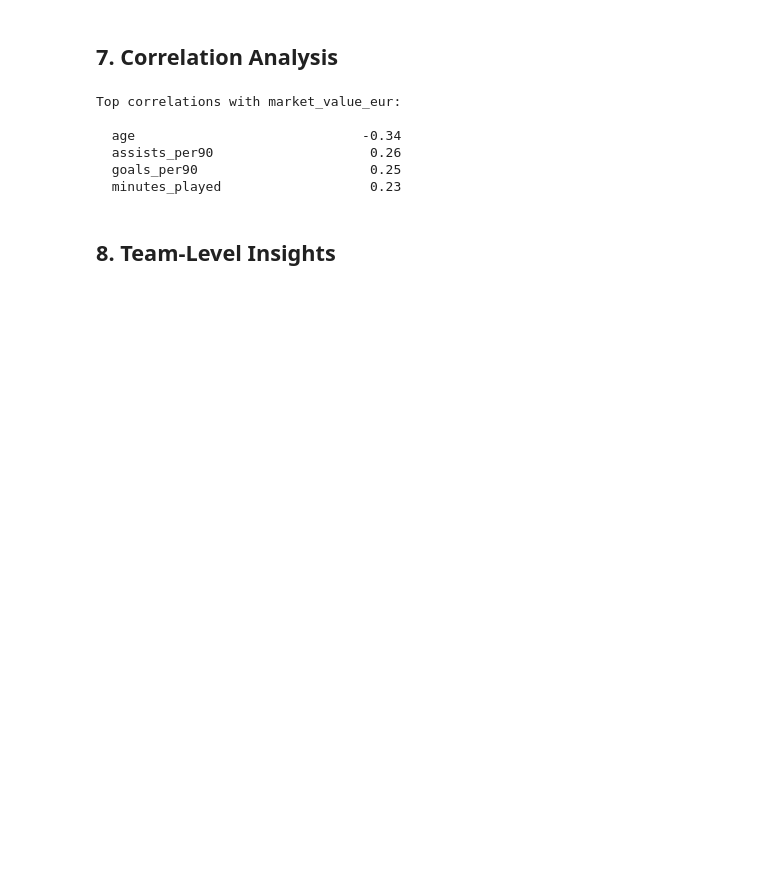
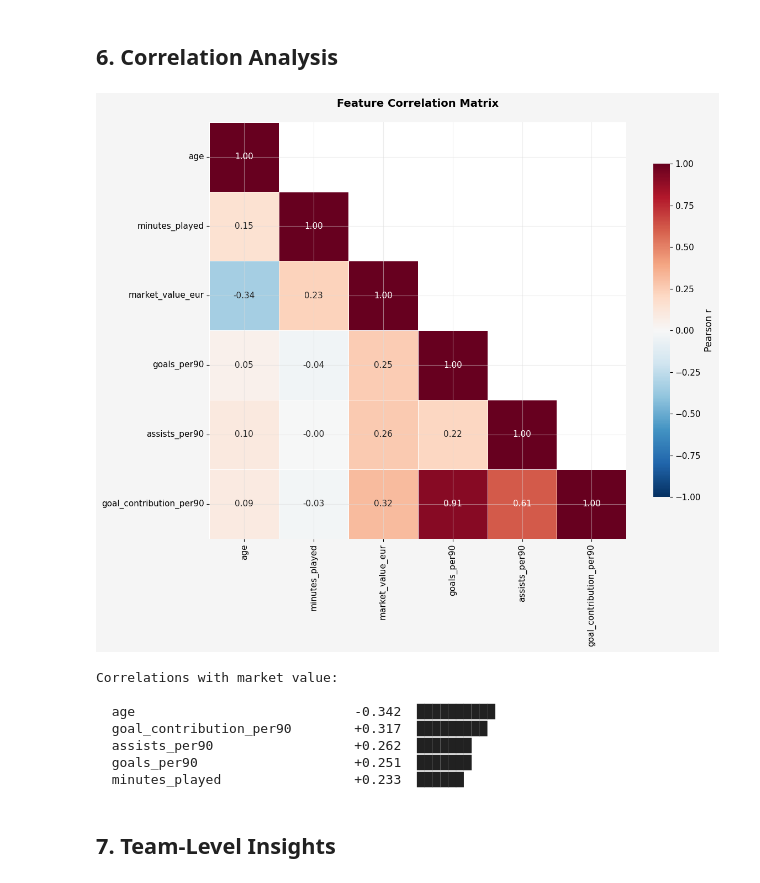
Before and after one commit to JuanseMarcial/laliga-player-market-value-analytics, a Jupyter notebook: notebooks/01_data_exploration.ipynb, the cells around one changed output. Saved outputs shown, nothing was run; the diff lists cells and outputs as text; code cells hidden in the pictures; blank space fills up the shorter version.

```diff
--- a/notebooks/01_data_exploration.ipynb
+++ b/notebooks/01_data_exploration.ipynb
@@ -121,7 +51,8 @@ Teams represented: 21
 # %%
-# Apply feature engineering pipeline
 df = engineer_features(df_raw, min_minutes=450)
+df_filtered = df[df["minutes_played"] >= 450].copy()
+
 new_cols = [c for c in df.columns if c not in df_raw.columns]
-print(f"After feature engineering: {len(df)} players, {df.shape[1]} columns")
-print(f"New columns: {new_cols}")
+print(f"Engineered {len(new_cols)} new features: {new_cols}")
+print(f"Players with 450+ minutes: {len(df_filtered)}")
 # %% [output]
@@ -249,26 +146,36 @@ plt.show()
 # %% [markdown]
-<a id='7'></a>
-## 7. Correlation Analysis
+## 6. Correlation Analysis
+# %%
+corr_cols = ["age", "minutes_played", "market_value_eur",
+             "goals_per90", "assists_per90", "goal_contribution_per90"]
+available = [c for c in corr_cols if c in df_filtered.columns]
+
+fig, ax = plot_correlation_heatmap(df_filtered, columns=available)
+fig.savefig("../images/correlation_heatmap.png", dpi=150, bbox_inches="tight")
+plt.show()
+# %% [output]
+[figure, added]
 # %%
-corr_cols = ["age", "minutes_played", "market_value_eur",
-             "goals_per90", "assists_per90"]
+# Top correlations with market value
 corr_with_mv = (
-    df_filtered[corr_cols].corr()["market_value_eur"]
+    df_filtered[available].corr()["market_value_eur"]
     .drop("market_value_eur")
     .sort_values(key=abs, ascending=False)
 )
-print("Top correlations with market_value_eur:\n")
+print("Correlations with market value:\n")
 for feat, corr in corr_with_mv.items():
-    print(f"  {feat:<30} {corr:>6.2f}")
+    bar = "█" * int(abs(corr) * 30)
+    sign = "+" if corr > 0 else "-"
+    print(f"  {feat:<30} {sign}{abs(corr):.3f}  {bar}")
 # %% [output]
-Top correlations with market_value_eur:
+Correlations with market value:
 
-  age                             -0.34
-  assists_per90                    0.26
-  goals_per90                      0.25
-  minutes_played                   0.23
+  age                            -0.342  ██████████
+  goal_contribution_per90        +0.317  █████████
+  assists_per90                  +0.262  ███████
+  goals_per90                    +0.251  ███████
+  minutes_played                 +0.233  ██████
 # %% [markdown]
-<a id='8'></a>
-## 8. Team-Level Insights
+## 7. Team-Level Insights
 # %%
 fig, ax = plot_team_squad_value(df)
```
Also changed, not shown: parts of 32 cells of this notebook, 11 other files.
